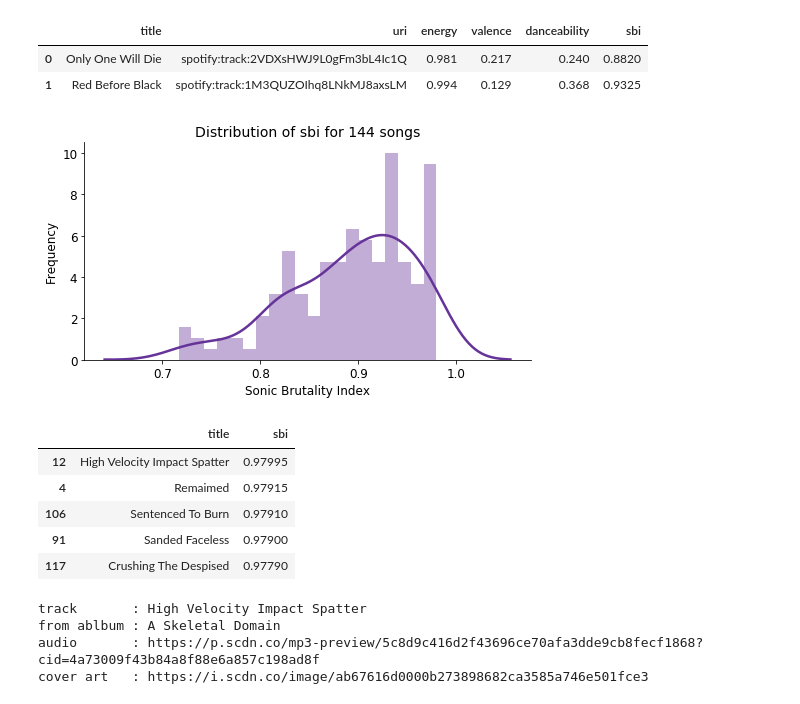
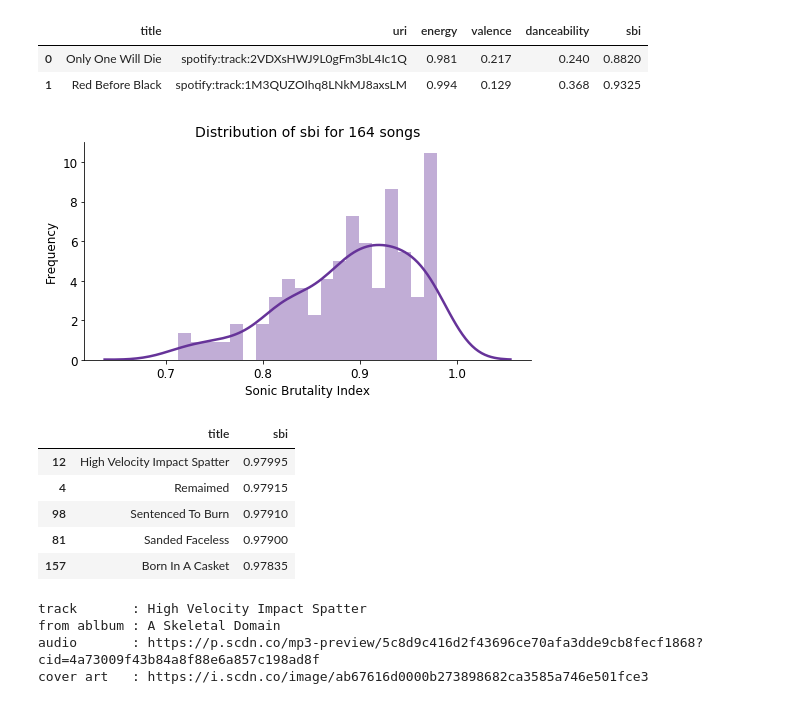
Before and after one commit to rbuerki/most-brutal-cannibal-corpse, a Jupyter notebook: 1-Audio-Analysis.ipynb, the cells around one changed output. Drawn from its saved outputs; the diff is of its cells as text; code cells hidden in the pictures.

Commit message:
FIX: set higher limit for album request

```diff
--- a/1-Audio-Analysis.ipynb
+++ b/1-Audio-Analysis.ipynb
@@ -87,7 +87,7 @@ But as the upper limit per request is 50 songs, and CC have released many more t
 
 def get_artist_albums(artist_uri):
     albums = {}
-    results = sp.artist_albums(artist_uri, album_type='album')
+    results = sp.artist_albums(artist_uri, album_type='album', limit=25)
     for i, item in enumerate(results['items']):
         albums[item['name'].title()] = item['uri']
     return albums
@@ -120,6 +122,7 @@ albums_to_delete = ['レッド・ビフォー・ブラック',
                      'The Bleeding - Reissue',
                      'Live Cannibalism',
                      'Torturing And Eviscerating',
+                     'Global Evisceration'
                    ]
 def get_clean_album_uri_list(artist_albums, albums_to_delete=albums_to_delete):
     if albums_to_delete is not None:
@@ -250,21 +254,21 @@ display(song_data.head(2))
 # %%
 fig, ax = plt.subplots(figsize=(8,4))
 sns.distplot(song_data['sbi'], bins=20, label="Sonic Brutaliy Index")
 
-ax.set_title('Distribution of sbi for 144 songs', fontsize=14)
+ax.set_title('Distribution of sbi for 164 songs', fontsize=14)
 ax.set_xlabel('Sonic Brutality Index', fontsize='large')
 ax.set_ylabel('Frequency', fontsize='large');
 # %% [output]
-[figure, old version]
+[figure, new version]
 # %%
 song_data[['title', 'sbi']].nlargest(5, 'sbi')
 # %% [output]
 |  | title | sbi |
 | 12 | High Velocity Impact Spatter | 0.97995 |
 | 4 | Remaimed | 0.97915 |
-| 106 | Sentenced To Burn | 0.97910 |
-| 91 | Sanded Faceless | 0.97900 |
-| 117 | Crushing The Despised | 0.97790 |
+| 98 | Sentenced To Burn | 0.97910 |
+| 81 | Sanded Faceless | 0.97900 |
+| 157 | Born In A Casket | 0.97835 |
 # %%
 # Check for (musically) most brutal song
 
```
Also changed, not shown: parts of 8 cells of this notebook.
